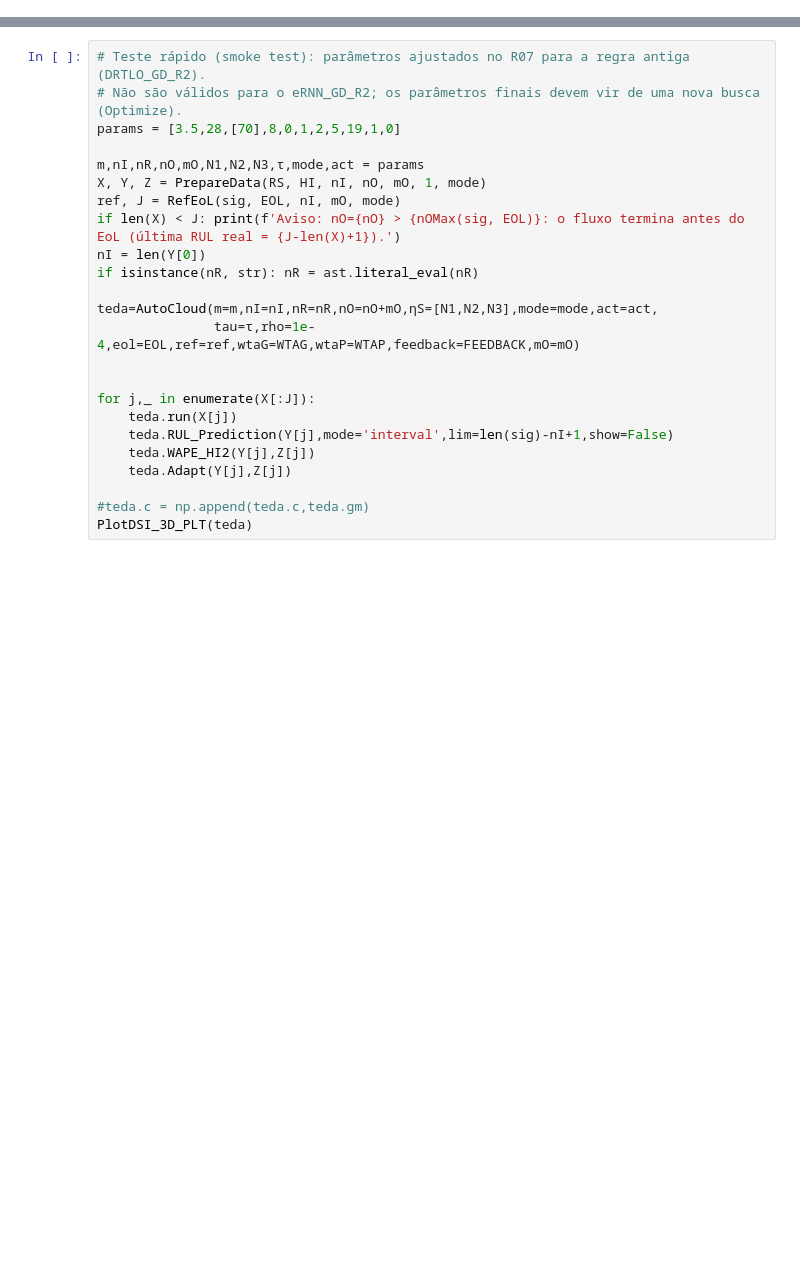
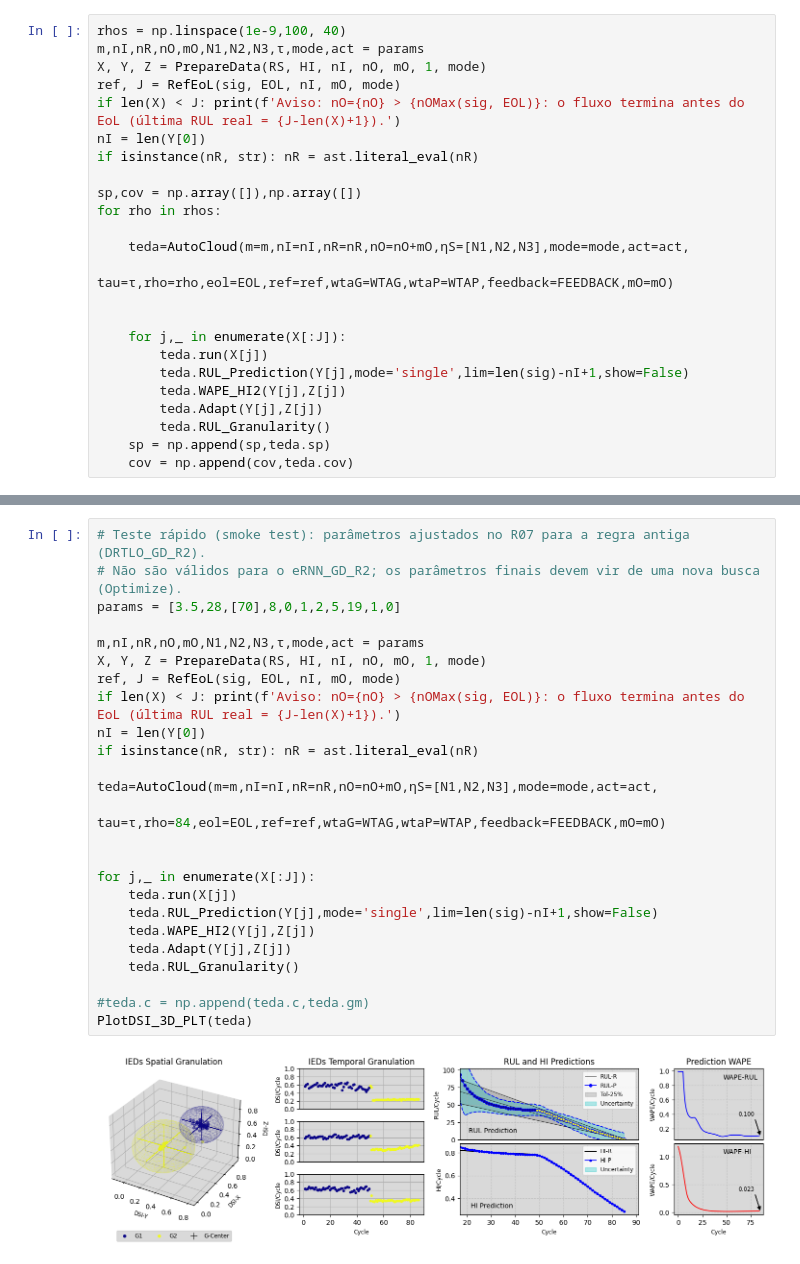
Before and after one commit to cduartes0203/Batteries_Prognostics_V2, a Jupyter notebook: TedaRNN_TestV1_R01.ipynb, the cells around one changed output, grey strips where cells are left out. Cells and saved outputs as stored; diff of their text form; blank space fills up the shorter version.

```diff
--- a/TedaRNN_TestV1_R01.ipynb
+++ b/TedaRNN_TestV1_R01.ipynb
@@ -55,0 +90,24 @@ sig = HI['PC1'].values
+# %%
+rhos = np.linspace(1e-9,100, 40)
+m,nI,nR,nO,mO,N1,N2,N3,τ,mode,act = params
+X, Y, Z = PrepareData(RS, HI, nI, nO, mO, 1, mode)
+ref, J = RefEoL(sig, EOL, nI, mO, mode)
+if len(X) < J: print(f'Aviso: nO={nO} > {nOMax(sig, EOL)}: o fluxo termina antes do EoL (última RUL real = {J-len(X)+1}).')
+nI = len(Y[0])
+if isinstance(nR, str): nR = ast.literal_eval(nR)
+
+sp,cov = np.array([]),np.array([])
+for rho in rhos:
+
+    teda=AutoCloud(m=m,nI=nI,nR=nR,nO=nO+mO,ηS=[N1,N2,N3],mode=mode,act=act,
+                tau=τ,rho=rho,eol=EOL,ref=ref,wtaG=WTAG,wtaP=WTAP,feedback=FEEDBACK,mO=mO)
+
+
+    for j,_ in enumerate(X[:J]):
+        teda.run(X[j])
+        teda.RUL_Prediction(Y[j],mode='single',lim=len(sig)-nI+1,show=False)
+        teda.WAPE_HI2(Y[j],Z[j])
+        teda.Adapt(Y[j],Z[j])
+        teda.RUL_Granularity()
+    sp = np.append(sp,teda.sp)
+    cov = np.append(cov,teda.cov)
@@ -56,24 +116,27 @@ sig = HI['PC1'].values
 # %%
 # Teste rápido (smoke test): parâmetros ajustados no R07 para a regra antiga (DRTLO_GD_R2).
 # Não são válidos para o eRNN_GD_R2; os parâmetros finais devem vir de uma nova busca (Optimize).
 params = [3.5,28,[70],8,0,1,2,5,19,1,0]
 
 m,nI,nR,nO,mO,N1,N2,N3,τ,mode,act = params
 X, Y, Z = PrepareData(RS, HI, nI, nO, mO, 1, mode)
 ref, J = RefEoL(sig, EOL, nI, mO, mode)
 if len(X) < J: print(f'Aviso: nO={nO} > {nOMax(sig, EOL)}: o fluxo termina antes do EoL (última RUL real = {J-len(X)+1}).')
 nI = len(Y[0])
 if isinstance(nR, str): nR = ast.literal_eval(nR)
 
 teda=AutoCloud(m=m,nI=nI,nR=nR,nO=nO+mO,ηS=[N1,N2,N3],mode=mode,act=act,
-               tau=τ,rho=1e-4,eol=EOL,ref=ref,wtaG=WTAG,wtaP=WTAP,feedback=FEEDBACK,mO=mO)
+               tau=τ,rho=84,eol=EOL,ref=ref,wtaG=WTAG,wtaP=WTAP,feedback=FEEDBACK,mO=mO)
 
 
 for j,_ in enumerate(X[:J]):
     teda.run(X[j])
-    teda.RUL_Prediction(Y[j],mode='interval',lim=len(sig)-nI+1,show=False)
+    teda.RUL_Prediction(Y[j],mode='single',lim=len(sig)-nI+1,show=False)
     teda.WAPE_HI2(Y[j],Z[j])
     teda.Adapt(Y[j],Z[j])
+    teda.RUL_Granularity()
 
 #teda.c = np.append(teda.c,teda.gm)
 PlotDSI_3D_PLT(teda)
+# %% [output]
+[figure, added]
```
Also changed, not shown: parts of 22 cells of this notebook, 1 other file.
